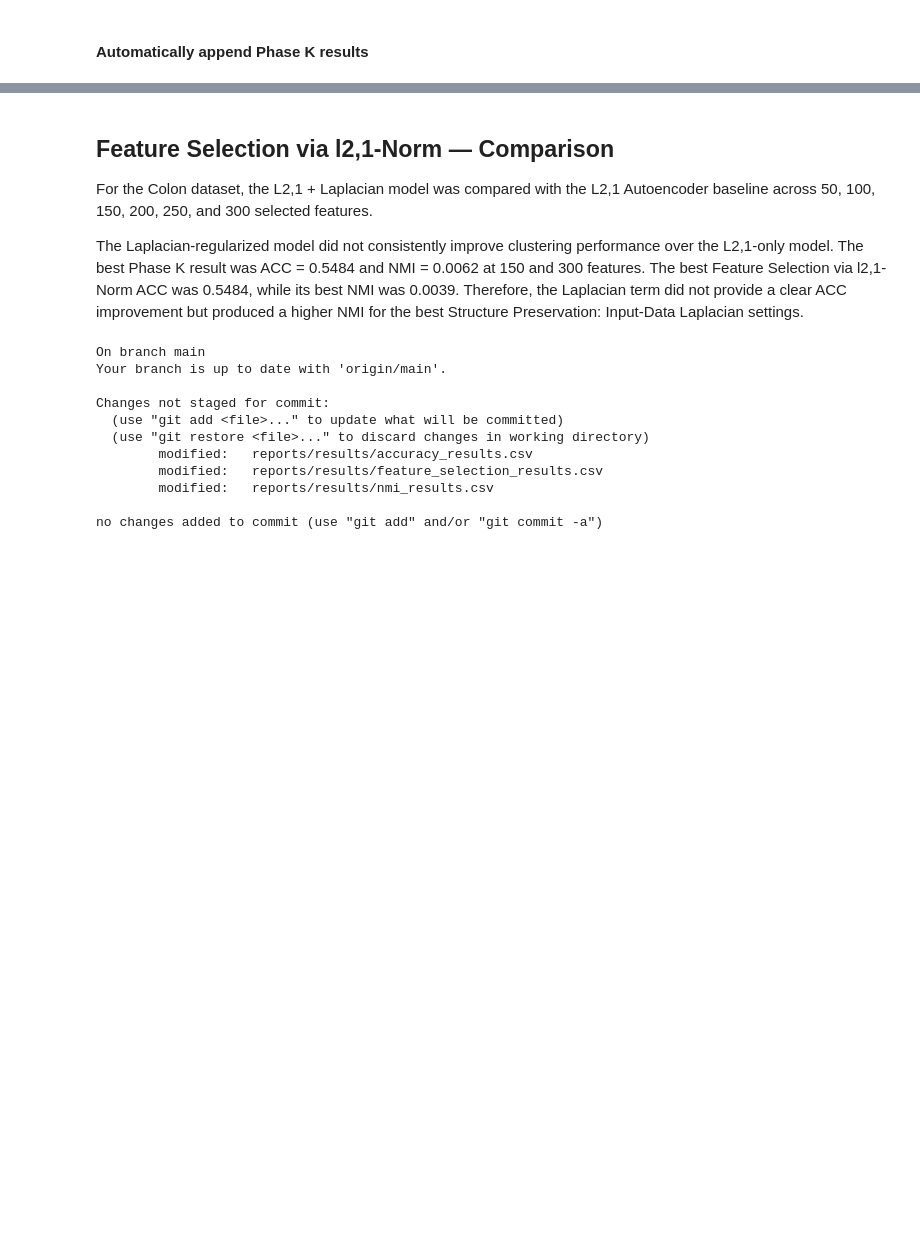
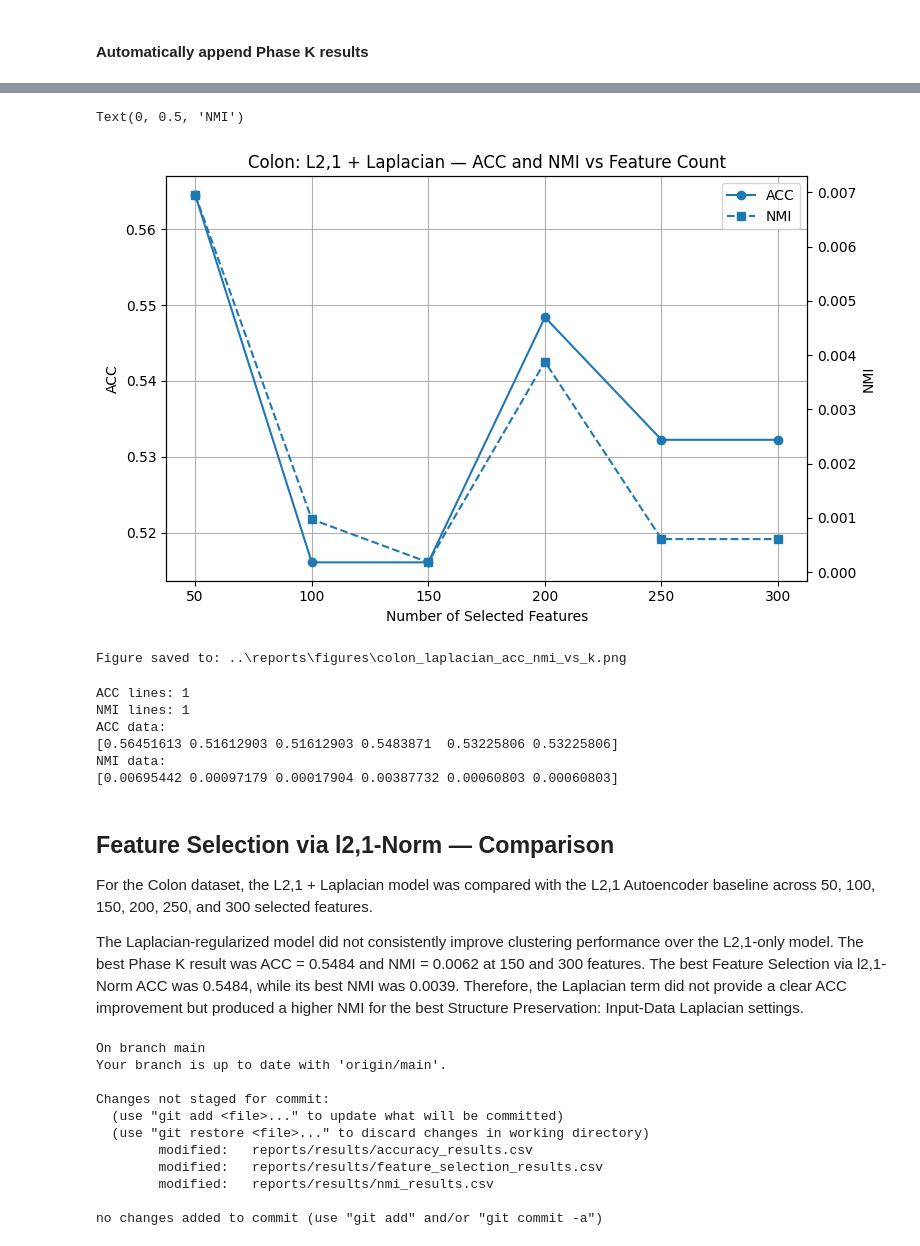
Before and after one commit to cmshebeeb/SMFS-AutoEncoder, a Jupyter notebook: notebooks/06_structure_preservation_laplacian_colon.ipynb, the cells around one changed output, grey strips where cells are left out. Drawn from its saved outputs; the diff is of its cells as text; code cells hidden in the pictures; blank space fills up the shorter version.

```diff
--- a/notebooks/06_structure_preservation_laplacian_colon.ipynb
+++ b/notebooks/06_structure_preservation_laplacian_colon.ipynb
@@ -522,3 +566,68 @@ print(pd.read_csv("reports/results/nmi_results.csv"))
+# %%
+#Add the second axis (NMI)
+ax2 = ax1.twinx()
+
+ax2.plot(
+    graph_df["Feature_Count"],
+    graph_df["NMI"],
+    marker="s",
+    linestyle="--",
+    label="NMI"
+)
+
+ax2.set_ylabel("NMI")
+# %% [output]
+Text(0, 0.5, 'NMI')
+# %%
+ax1.set_title(
+    "Colon: L2,1 + Laplacian — ACC and NMI vs Feature Count"
+)
+
+# Combine legends
+lines1, labels1 = ax1.get_legend_handles_labels()
+lines2, labels2 = ax2.get_legend_handles_labels()
+
+ax1.legend(
+    lines1 + lines2,
+    labels1 + labels2,
+    loc="best"
+)
+
+fig.tight_layout()
+
+# Explicitly display THIS figure
+from IPython.display import display
+display(fig)
+# %% [output]
+[figure, added]
+# %%
+output_path = figures_dir / "colon_laplacian_acc_nmi_vs_k.png"
+
+fig.savefig(
+    output_path,
+    dpi=300,
+    bbox_inches="tight"
+)
+
+print(f"Figure saved to: {output_path}")
+# %% [output]
+Figure saved to: ..\reports\figures\colon_laplacian_acc_nmi_vs_k.png
+# %%
+print("ACC lines:", len(ax1.lines))
+print("NMI lines:", len(ax2.lines))
+
+print("ACC data:")
+print(ax1.lines[0].get_ydata())
+
+print("NMI data:")
+print(ax2.lines[0].get_ydata())
+# %% [output]
+ACC lines: 1
+NMI lines: 1
+ACC data:
+[0.56451613 0.51612903 0.51612903 0.5483871  0.53225806 0.53225806]
+NMI data:
+[0.00695442 0.00097179 0.00017904 0.00387732 0.00060803 0.00060803]
 # %% [markdown]
 ## Feature Selection via l2,1-Norm — Comparison
 
```
Also changed, not shown: parts of 14 cells of this notebook, 3 other files.
